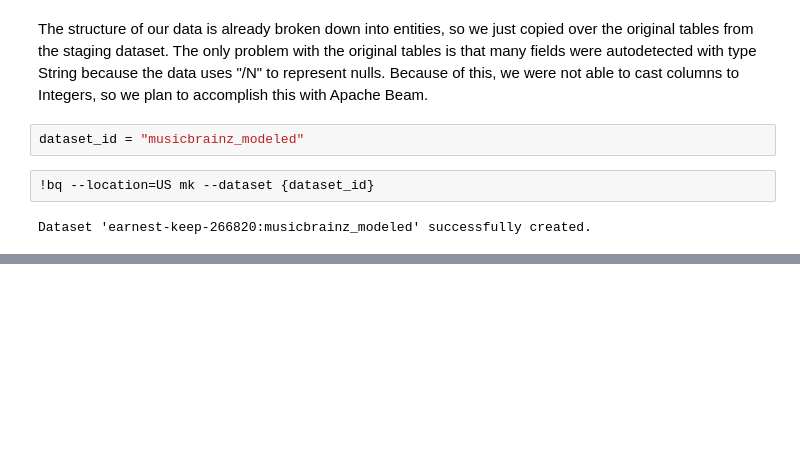
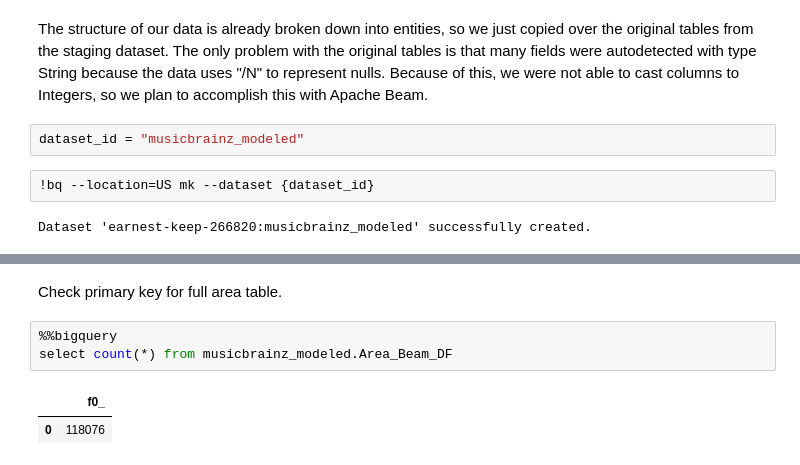
Before and after one commit to eiler-s/musicDatabase, a Jupyter notebook: musicbrainz_modeled.ipynb, the cells around one changed output, grey strips where cells are left out. Drawn from its saved outputs; the diff is of its cells as text; blank space fills up the shorter version.

```diff
--- a/musicbrainz_modeled.ipynb
+++ b/musicbrainz_modeled.ipynb
@@ -70,0 +239,8 @@ select * from musicbrainz_staging.Work
+# %% [markdown]
+Check primary key for full area table.
+# %%
+%%bigquery
+select count(*) from musicbrainz_modeled.Area_Beam_DF
+# %% [output]
+|  | f0_ |
+| 0 | 118076 |
```
Also changed, not shown: parts of 125 cells of this notebook, 1 other file.
